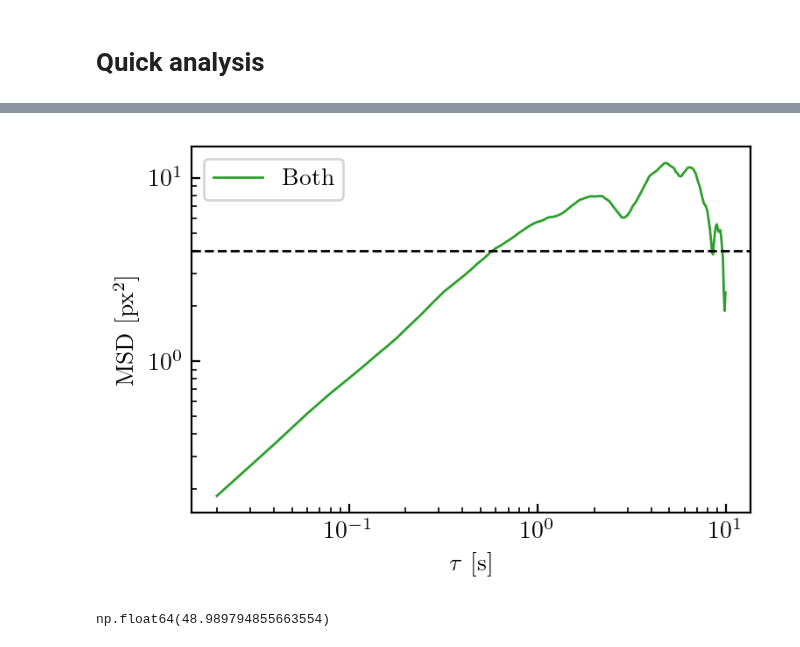
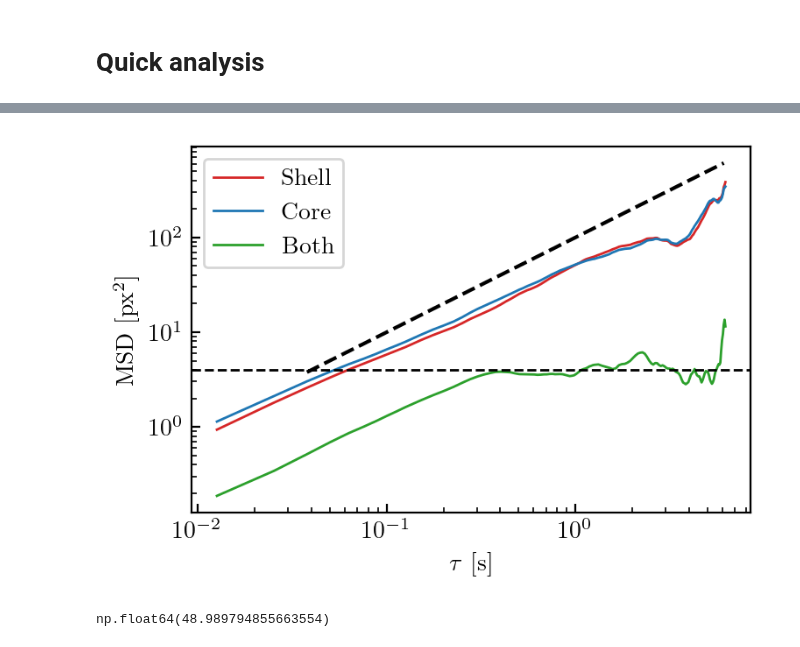
Before and after one commit to nicofares/wraptrack, a Jupyter notebook: wraptrack_coreshell/tracking_dic_v0.ipynb, the cells around one changed output, grey strips where cells are left out. Saved outputs shown, nothing was run; the diff lists cells and outputs as text; code cells hidden in the pictures.

```diff
--- a/wraptrack_coreshell/tracking_dic_v0.ipynb
+++ b/wraptrack_coreshell/tracking_dic_v0.ipynb
@@ -307,7 +311,7 @@ for i in tqdm(range(start, stop, step)): #, frame in enumerate(stack):
     # frame = ((frame.astype(float) - frame.min()) / (frame.max() - frame.min()) * 255).astype(np.uint8)
     # frame = to_uint8(frame)
 
-    outer_result = locate_ring(frame, min_snr=3, smoothing_sigma=3.)
+    outer_result = locate_ring(frame, min_snr=1, smoothing_sigma=1.5)
     inner_result = locate_inner_part(frame, outer_result)
 
     xouter[j] = outer_result['center_x']
@@ -385,11 +389,11 @@ i = 303
 # %%
 from ring_tracking import plot_radial_profile
 
-i = 87
+i = 13
 
 frame = stack[i]
 
-outer_result = locate_ring(frame, min_snr=3, smoothing_sigma=3.)
+outer_result = locate_ring(frame, min_snr=1, smoothing_sigma=1.5)
 
 fig, ax = plt.subplots(1, 1, figsize=(10/2.54, 7/2.54))
 
@@ -425,7 +429,7 @@ for i in tqdm(range(start, stop, step)): #, frame in enumerate(stack):
     # frame = ((frame.astype(float) - frame.min()) / (frame.max() - frame.min()) * 255).astype(np.uint8)
     # frame = to_uint8(frame)
 
-    outer_result = locate_ring(frame, min_snr=3, smoothing_sigma=3., fixed_params={"a": Rr, "sigma": Sr})
+    outer_result = locate_ring(frame, min_snr=1, smoothing_sigma=1.5, fixed_params={"a": Rr, "sigma": Sr})
     inner_result = locate_inner_part(frame, outer_result)
 
     # if i == 302:
@@ -482,13 +486,13 @@ plt.show()
 # %%
-from ring_tracking import plot_radial_profile
+# from ring_tracking import plot_radial_profile
 
-i = 303
+# i = 303
 
-frame = stack[i]
+# frame = stack[i]
 
-outer_result = locate_ring(frame, min_snr=3, smoothing_sigma=3.)
+# outer_result = locate_ring(frame, min_snr=1, smoothing_sigma=1.5)
 
-# fig, ax = plt.subplots(1, 1, figsize=(10/2.54, 7/2.54))
+# # fig, ax = plt.subplots(1, 1, figsize=(10/2.54, 7/2.54))
 
-# r, profile, fig = plot_radial_profile(frame, result=outer_result, save_path='profile.png', fig=fig, ax=ax)
+# # r, profile, fig = plot_radial_profile(frame, result=outer_result, save_path='profile.png', fig=fig, ax=ax)
 # %%
@@ -619,22 +587,22 @@ fps
 # %%
 fig, ax = plt.subplots(1, 1, figsize=(10/2.54, 7/2.54))
 
-# ax.plot(dtimes, msdouter, ls='-', lw=1, c='tab:red', label='Shell')
-# # ax.plot(dtimes, msdouter, ls='', marker='o', c='tab:red', label='Shell')
-# ax.plot(dtimes, msdinner, ls='-', lw=1, c='tab:blue', label='Core')
+ax.plot(dtimes, msdouter, ls='-', lw=1, c='tab:red', label='Shell')
+# ax.plot(dtimes, msdouter, ls='', marker='o', c='tab:red', label='Shell')
+ax.plot(dtimes, msdinner, ls='-', lw=1, c='tab:blue', label='Core')
 ax.plot(dtimes, msdboth, ls='-', lw=1, c='tab:green', label='Both')
 
-# ax.plot(dtimes[2:-2], 100 * dtimes[2:-2], ls='--', c='k')
+ax.plot(dtimes[2:-2], 100 * dtimes[2:-2], ls='--', c='k')
 
 ax.axhline(y=(2*1)**2, ls='--', c='k', lw=1)
 
 ax.legend()
 ax.set(xlabel=r'$\tau$ [s]', ylabel=r'MSD [$\mathrm{px^2}$]', xscale='log', yscale='log')
 
 plt.tight_layout()
 plt.show()
 # %% [output]
-[figure, old version]
+[figure, new version]
 # %%
 np.sqrt(6)/2 * px * 1e9
 # %% [output]
```
Also changed, not shown: parts of 19 cells of this notebook, 1 other file.
